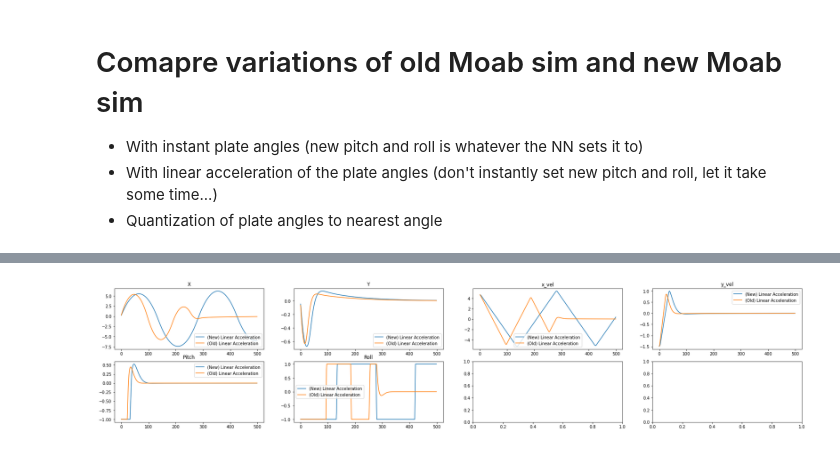
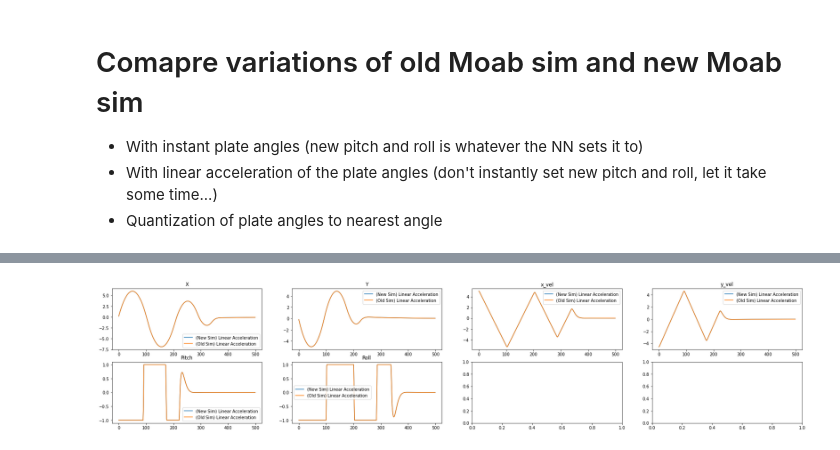
Before and after one commit to polzounov/moab-sim, a Jupyter notebook: moabsim-compare.ipynb, the cells around one changed output, grey strips where cells are left out. Cells and saved outputs as stored; diff of their text form; code cells hidden in the pictures.

```diff
--- a/moabsim-compare.ipynb
+++ b/moabsim-compare.ipynb
@@ -64,7 +61,7 @@ def pid_controller(
 n = 500
 
 plate_radius = 0.1125
-max_init_vel = 5.0
+max_init_vel = 7.0
 init_x, init_y = uniform_circle(plate_radius * 0.6)
 init_x_vel, init_y_vel = uniform_circle(max_init_vel)
 
@@ -75,7 +72,7 @@ config = {
     "initial_y": init_y,
     "initial_vel_x": init_x_vel,
     "initial_vel_y": init_y_vel,
-    "dt": 0.0333,  # in s, 33.3ms
+    "dt": 0.045,  # keep this 0.045s just to match the old sim (it doesn't change)
     "jitter": 0.0,  # in s, +/- 4ms
     "gravity": 9.81,  # m/s^2, Earth: there's no place like it.
     "plate_radius": 0.1125,  # m, Moab: 112.5mm radius
@@ -85,32 +82,32 @@ config = {
 }
 
 options = [
-    # {"name": "(New) Instant Position", "env": MoabEnvNew, "kwargs": {"linear_acceleration_servos": False, "quantize": False}},
-    # {"name": "(Old) Instant Position", "env": MoabEnvOld, "kwargs": {"linear_acceleration_servos": False, "quantize": False}},
-    {"name": "(New) Linear Acceleration", "env": MoabEnvNew, "kwargs": {"linear_acceleration_servos": True, "quantize": False}},
-    {"name": "(Old) Linear Acceleration", "env": MoabEnvOld, "kwargs": {"linear_acceleration_servos": True, "quantize": False}},
-    # {"name": "(New) Quantized Angles", "env": MoabEnvNew, "kwargs": {"linear_acceleration_servos": False, "quantize": True}},
-    # {"name": "(Old) Quantized Angles", "env": MoabEnvOld, "kwargs": {"linear_acceleration_servos": False, "quantize": True}},
-    # {"name": "(New) All mods", "env": MoabEnvNew, "kwargs": {"linear_acceleration_servos": True, "quantize": True}},
-    # {"name": "(Old) All mods (OG sim)", "env": MoabEnvOld, "kwargs": {"linear_acceleration_servos": True, "quantize": True}},
+    # {"name": "(New) Instant Position", "env": MoabEnv, "config": config, "kwargs": {"linear_acceleration_servos": False, "quantize": False}},
+    # {"name": "(Old) Instant Position", "env": MoabEnvOld, "config": config, "kwargs": {"linear_acceleration_servos": False, "quantize": False}},
+    {"name": "(New Sim) Linear Acceleration", "env": MoabEnv, "config": config, "kwargs": {"linear_acceleration_servos": True, "quantize": False}},
+    {"name": "(Old Sim) Linear Acceleration", "env": MoabEnvOld, "config": config, "kwargs": {"linear_acceleration_servos": True, "quantize": False}},
+    # {"name": "(New) Quantized Angles", "env": MoabEnv, "config": config, "kwargs": {"linear_acceleration_servos": False, "quantize": True}},
+    # {"name": "(Old) Quantized Angles", "env": MoabEnvOld, "config": config, "kwargs": {"linear_acceleration_servos": False, "quantize": True}},
+    # {"name": "(Old) All mods (OG sim)", "env": MoabEnvOld, "config": config, "kwargs": {"linear_acceleration_servos": True, "quantize": True}},
 ]
 state_hists = {}
 
 for opt in options:
     # Run sim with specified options
     env = opt["env"](**opt["kwargs"])
-    env.reset(config=config)
+    env.reset(config=opt["config"])
 
     state_hists[opt["name"]] = np.zeros((n, 6))
     controller = pid_controller()
     state = init_x, init_y, init_x_vel, init_y_vel
 
+    t_start = time.time()
     for i in range(n):
         action = pitch, roll = controller(*state)
         state, info, _, _ = env.step(np.asarray(action))
-        x, y, x_vel, y_vel = state
+        x, y, x_vel, y_vel = state #+ np.random.randn(4,) * 0.1 * state
         state_hists[opt["name"]][i, :] = x, y, x_vel, y_vel, pitch, roll
-
+    print(f"Time elapsed for {n} timesteps is {time.time() - t_start:.5f} seconds. Running: {opt['name']}")
 
 # Ploty thingy
 fig, axes = plt.subplots(2, 4, figsize=(30, 6))
@@ -142 +141 @@ plt.show()
-[figure, old version]
+[figure, new version]
```
Also changed, not shown: parts of 3 cells of this notebook, 15 other files.
